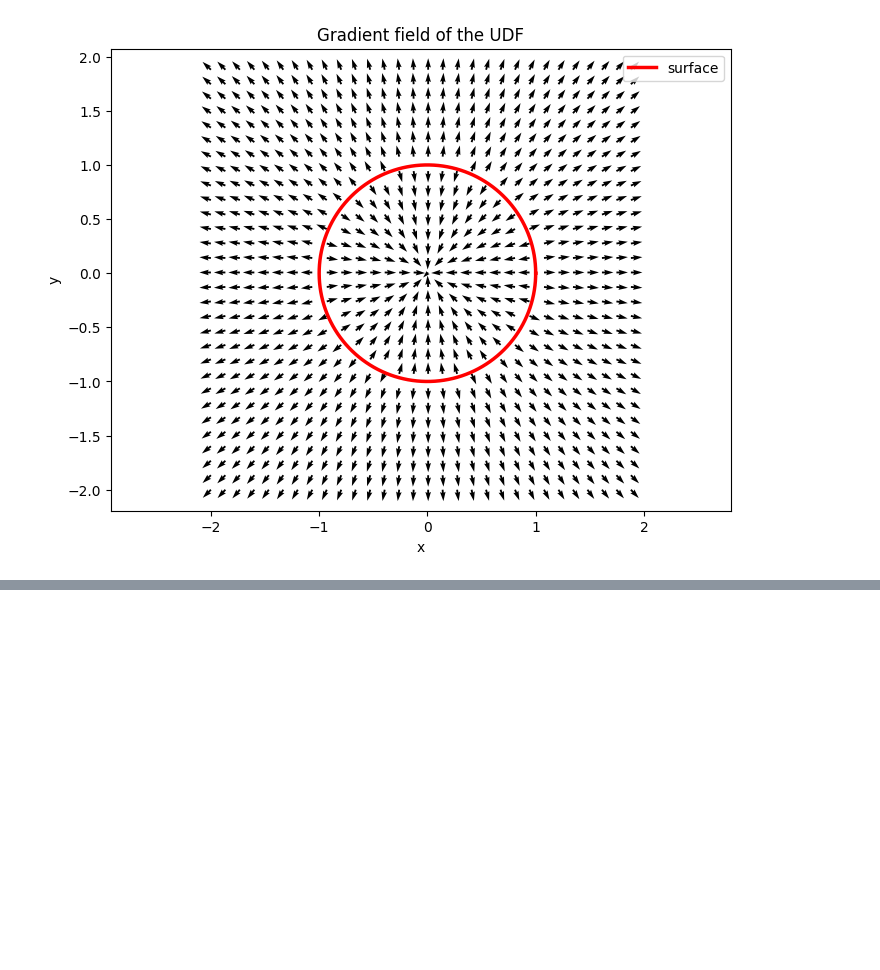
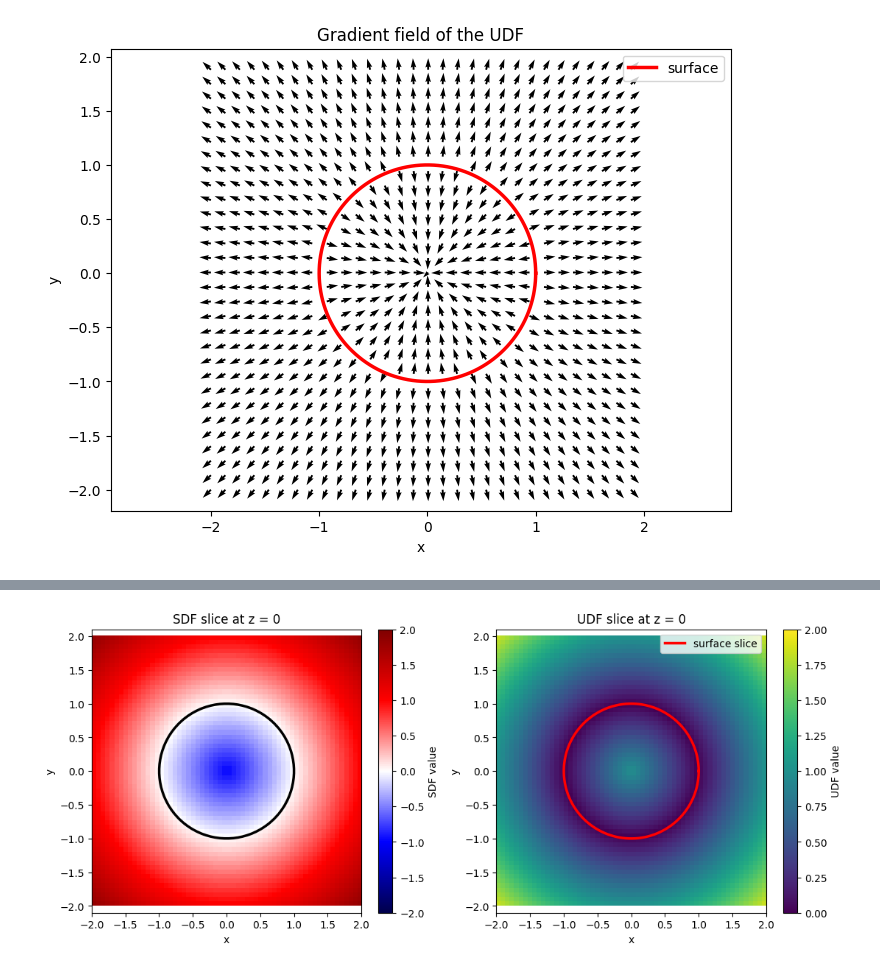
Before and after one commit to misa-rtx/UDF-tutorial-SIBGRAPI-2026, a Jupyter notebook: 1_tutorial_udf.ipynb, the cells around one changed output, grey strips where cells are left out. Drawn from its saved outputs; the diff is of its cells as text; code cells hidden in the pictures; blank space fills up the shorter version.

```diff
--- a/1_tutorial_udf.ipynb
+++ b/1_tutorial_udf.ipynb
@@ -162,0 +245,67 @@ plt.show()
+# %%
+
+z0_index = np.argmin(np.abs(z3 - 0.0))
+
+UDF_slice_z0 = UDF3[:, :, z0_index]
+SDF_slice_z0 = SDF3[:, :, z0_index]
+
+fig, axes = plt.subplots(1, 2, figsize=(13, 5))
+
+im0 = axes[0].imshow(
+    SDF_slice_z0.T,
+    extent=[x3.min(), x3.max(), y3.min(), y3.max()],
+    origin="lower",
+    cmap="seismic",
+    vmin=-2,
+    vmax=2
+)
+
+axes[0].contour(
+    x3,
+    y3,
+    SDF_slice_z0.T,
+    levels=[0],
+    colors="black",
+    linewidths=2.5
+)
+
+axes[0].set_title("SDF slice at z = 0")
+axes[0].set_xlabel("x")
+axes[0].set_ylabel("y")
+axes[0].axis("equal")
+plt.colorbar(im0, ax=axes[0], label="SDF value")
+
+
+im1 = axes[1].imshow(
+    UDF_slice_z0.T,
+    extent=[x3.min(), x3.max(), y3.min(), y3.max()],
+    origin="lower",
+    cmap="viridis",
+    vmin=0,
+    vmax=2
+)
+
+# Instead of contouring UDF at level 0,
+# we draw the analytical circle that appears in the slice z = 0.
+circle_theta = np.linspace(0, 2 * np.pi, 400)
+circle_x = R * np.cos(circle_theta)
+circle_y = R * np.sin(circle_theta)
+
+axes[1].plot(
+    circle_x,
+    circle_y,
+    color="red",
+    linewidth=2.5,
+    label="surface slice"
+)
+
+axes[1].set_title("UDF slice at z = 0")
+axes[1].set_xlabel("x")
+axes[1].set_ylabel("y")
+axes[1].axis("equal")
+axes[1].legend()
+plt.colorbar(im1, ax=axes[1], label="UDF value")
+
+plt.show()
+# %% [output]
+[figure, added]
```
Also changed, not shown: parts of 1 cell of this notebook, 1 other file.
